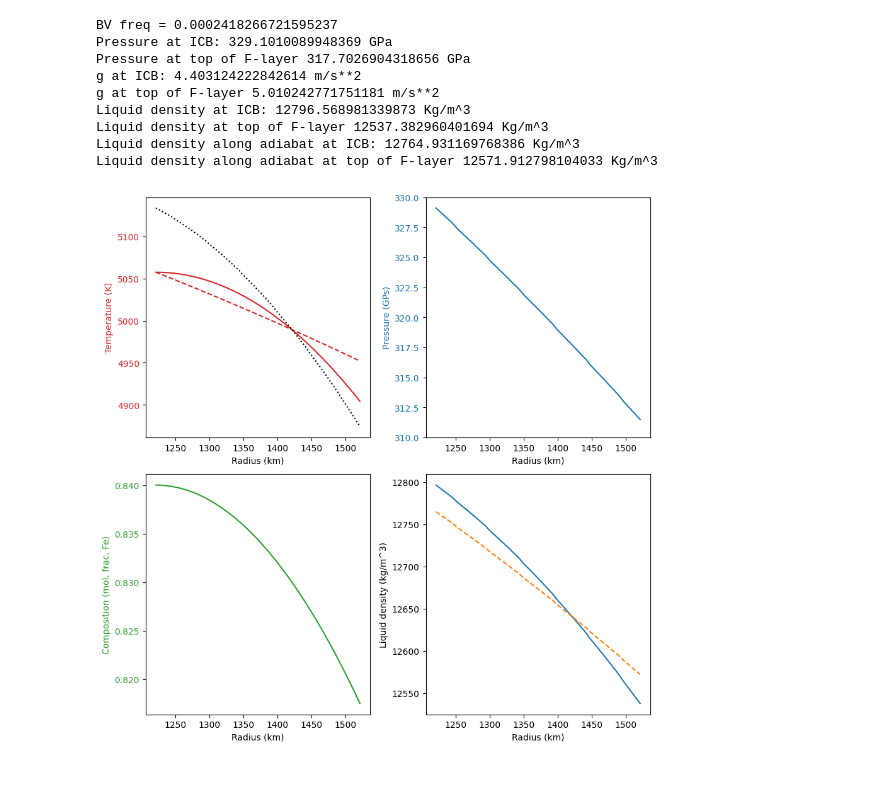
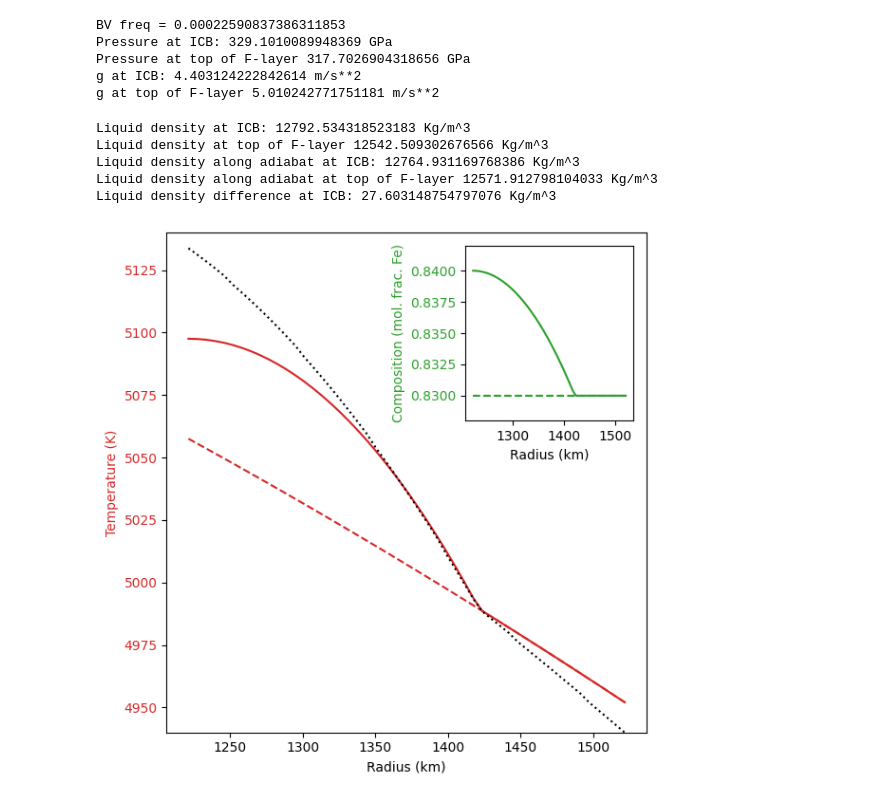
Before and after one commit to andreww/slurry, a Jupyter notebook: plot_layer.ipynb, the cells around one changed output. Cells and saved outputs as stored; diff of their text form; code cells hidden in the pictures.

Commit message:
Update notebook for plotting input layers
This now shows two simplified plots, of
two useful cases to examine in detail.

```diff
--- a/plot_layer.ipynb
+++ b/plot_layer.ipynb
@@ -7,42 +14,3 @@ import flayer
 import feo_thermodynamics as feot
 import earth_model
 import layer_setup
-# %%
-# Flayer setup
-f_layer_thickness = 200_000 # m
-xfe_outer_core = 1.0 - 0.17 # mol frac Fe
-
-# Transport and growth properties
-growth_prefactor = 150.0 # (k0) m/s
-chemical_diffusivity = 1.0e-9
-thermal_conductivity = 100.0
-kinematic_viscosity = 1.0e-6
-
-# Nucleation
-i0 = 1.0e-10 # (I0) # s^-1m^-3
-surf_energy = 1.08e-2 # (gamma) J/m^2
-wetting_angle = 180.0 # degrees
-
-# Numerics
-number_of_analysis_points = 100
-number_of_knots = 5
-
-# Sensible defaults below
-hetrogeneous_radius=None
-r_icb=1221.5E3
-r_cmb=3480.0E3
-gruneisen_parameter=1.5
-start_time=0.0
-max_time=1.0E12
-max_rel_error=1.0E-5
-max_absolute_error=1.0E-8
-verbose=False
-
-k0 = 150.0
-dl = 1.0E-9
-k = 100.0
-mu = 1.0E-6
-i0 = 1.0E-10
-surf_energy = 1.08E-2
-wetting_angle = 180.0
-hetrogeneous_radius = None
@@ -141,13 +138,14 @@ def make_layer_plot(dt, dx):
 # %%
-make_layer_plot(0.0, 0.01)
+make_layer_plot(40, 0.01, 0.83)
 # %% [output]
-BV freq = 0.0002418266721595237
+BV freq = 0.00022590837386311853
 Pressure at ICB: 329.1010089948369 GPa
 Pressure at top of F-layer 317.7026904318656 GPa
 g at ICB: 4.403124222842614 m/s**2
 g at top of F-layer 5.010242771751181 m/s**2
-Liquid density at ICB: 12796.568981339873 Kg/m^3
-Liquid density at top of F-layer 12537.382960401694 Kg/m^3
-Liquid density along adiabat at ICB: 12764.931169768386 Kg/m^3
-Liquid density along adiabat at top of F-layer 12571.912798104033 Kg/m^3
+Liquid density at ICB: 12792.534318523183 Kg/m^3
+Liquid density at top of F-layer 12542.509302676566 Kg/m^3
+Liquid density along adiabat at ICB: 12764.931169768386 Kg/m^3
+Liquid density along adiabat at top of F-layer 12571.912798104033 Kg/m^3
+Liquid density difference at ICB: 27.603148754797076 Kg/m^3
-[figure, old version]
+[figure, new version]
```
Also changed, not shown: parts of 7 cells of this notebook.
